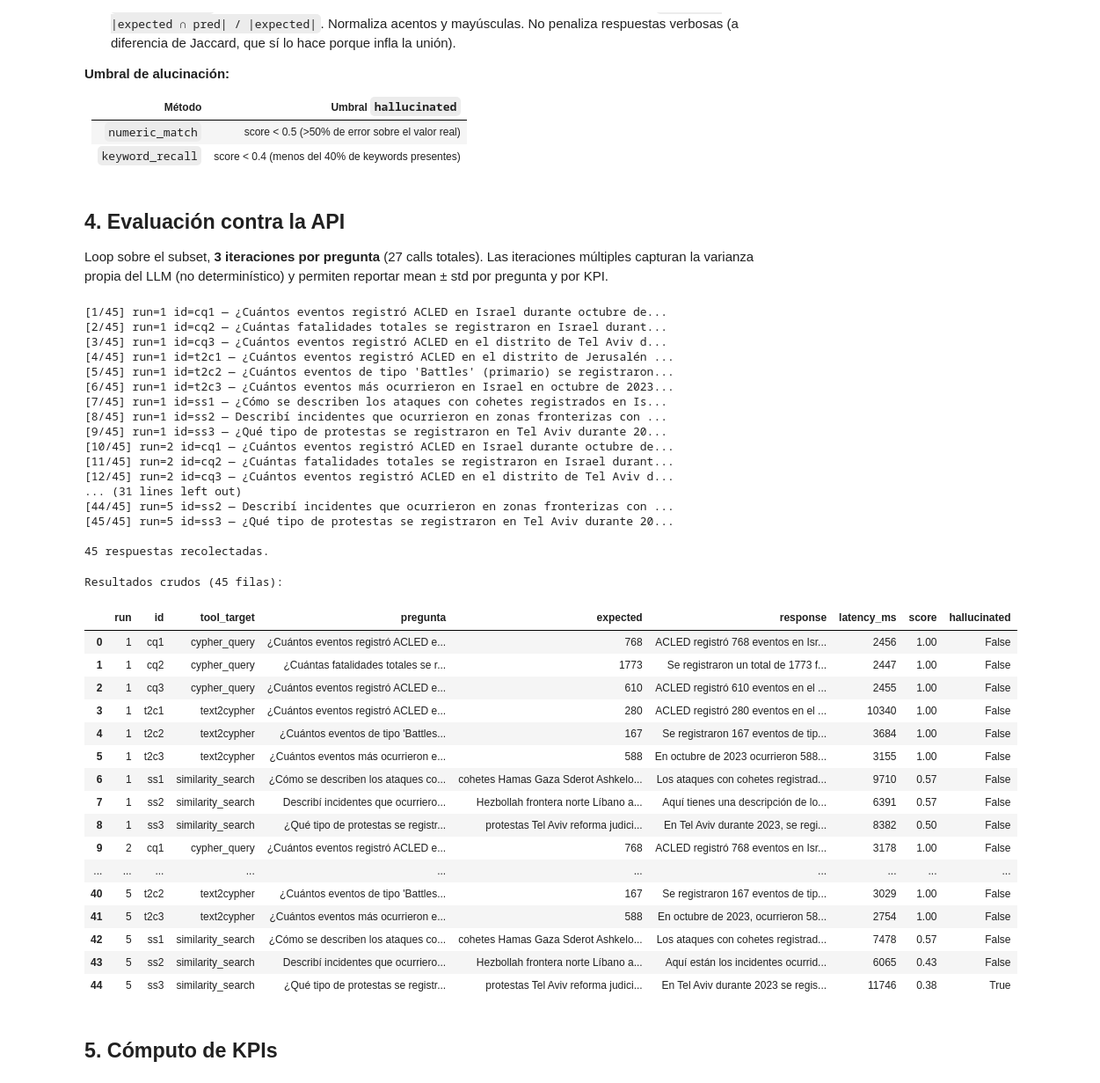
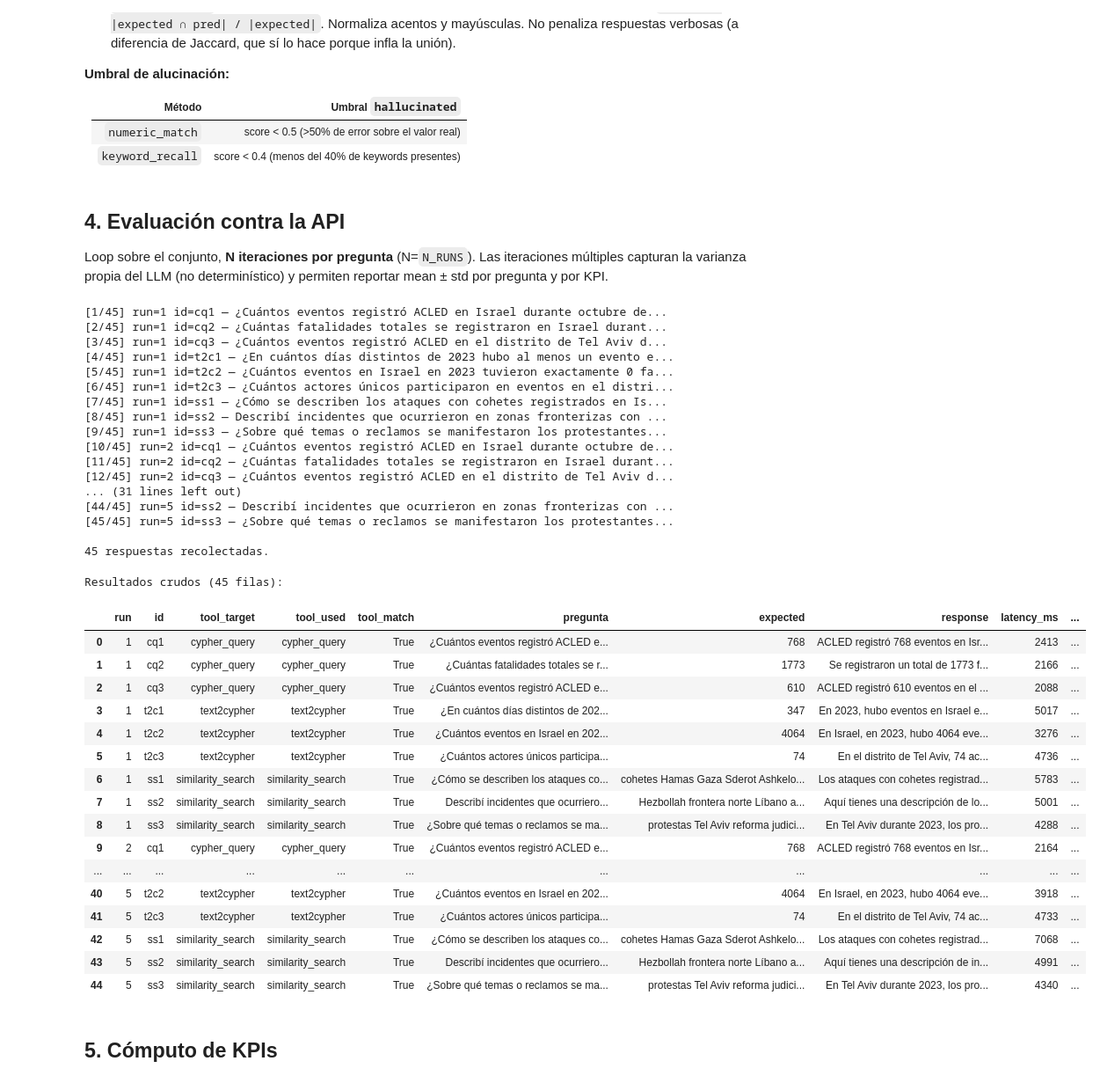
Before and after one commit to FranciscoFerrutti/Critigal-Graph-RAG, a Jupyter notebook: notebooks/04_evaluacion_kpis.ipynb, the cells around one changed output. Shown at 88% size. Cells and saved outputs as stored; diff of their text form; code cells hidden in the pictures.

Commit message:
added eval_set and cleaned gold_cypher queries to keep only the used ones.

```diff
--- a/notebooks/04_evaluacion_kpis.ipynb
+++ b/notebooks/04_evaluacion_kpis.ipynb
@@ -233,29 +190,38 @@ def score_response(pred: str, expected: str, tipo: str) -> dict:
 # %% [markdown]
 ## 4. Evaluación contra la API
 
-Loop sobre el subset, **3 iteraciones por pregunta** (27 calls totales). Las iteraciones múltiples capturan la varianza propia del LLM (no determinístico) y permiten reportar mean ± std por pregunta y por KPI.
+Loop sobre el conjunto, **N iteraciones por pregunta** (N=`N_RUNS`). Las iteraciones múltiples capturan la varianza propia del LLM (no determinístico) y permiten reportar mean ± std por pregunta y por KPI.
 # %%
 N_RUNS = 5
 
-# Consultas a la API — solo recolecta response + latencia, sin scoring.
+# Consultas a la API — recolecta response + latencia + tool usado, sin scoring.
 api_results = []
-total = len(SUBSET) * N_RUNS
+total = len(EVAL_SET) * N_RUNS
 i = 0
 for run in range(1, N_RUNS + 1):
-    for item in SUBSET:
+    for item in EVAL_SET:
         i += 1
         print(f"[{i}/{total}] run={run} id={item['id']} — {item['pregunta'][:60]}...")
-        response, latency_ms, error = ask(item["pregunta"])
+        result = ask(item["pregunta"])
+        # latency_ms del server (tiempo del agente). Fallback a wall-clock solo si
+        # la API no lo devolvió (típicamente porque hubo error en la request).
+        latency_ms = (
+            result["latency_ms"] if result["latency_ms"] is not None
+            else result["latency_wall_ms"]
+        )
         api_results.append({
             "run": run,
             "id": item["id"],
             "tool_target": item["tool_target"],
+            "tool_used": result["used_tool"],
+            "tool_match": result["used_tool"] == item["tool_target"],
             "tipo": item["tipo"],
             "pregunta": item["pregunta"],
             "expected": item["expected"],
-            "response": response,
+            "response": result["response"],
             "latency_ms": round(latency_ms, 1),
-            "error": error,
+            "latency_wall_ms": round(result["latency_wall_ms"], 1),
+            "error": result["error"],
         })
 
 responses_df = pd.DataFrame(api_results)
@@ -264,71 +230,73 @@ print(f"\n{len(responses_df)} respuestas recolectadas.")
 [1/45] run=1 id=cq1 — ¿Cuántos eventos registró ACLED en Israel durante octubre de...
 [2/45] run=1 id=cq2 — ¿Cuántas fatalidades totales se registraron en Israel durant...
 [3/45] run=1 id=cq3 — ¿Cuántos eventos registró ACLED en el distrito de Tel Aviv d...
-[4/45] run=1 id=t2c1 — ¿Cuántos eventos registró ACLED en el distrito de Jerusalén ...
-[5/45] run=1 id=t2c2 — ¿Cuántos eventos de tipo 'Battles' (primario) se registraron...
-[6/45] run=1 id=t2c3 — ¿Cuántos eventos más ocurrieron en Israel en octubre de 2023...
+[4/45] run=1 id=t2c1 — ¿En cuántos días distintos de 2023 hubo al menos un evento e...
+[5/45] run=1 id=t2c2 — ¿Cuántos eventos en Israel en 2023 tuvieron exactamente 0 fa...
+[6/45] run=1 id=t2c3 — ¿Cuántos actores únicos participaron en eventos en el distri...
 [7/45] run=1 id=ss1 — ¿Cómo se describen los ataques con cohetes registrados en Is...
 [8/45] run=1 id=ss2 — Describí incidentes que ocurrieron en zonas fronterizas con ...
-[9/45] run=1 id=ss3 — ¿Qué tipo de protestas se registraron en Tel Aviv durante 20...
+[9/45] run=1 id=ss3 — ¿Sobre qué temas o reclamos se manifestaron los protestantes...
 [10/45] run=2 id=cq1 — ¿Cuántos eventos registró ACLED en Israel durante octubre de...
 [11/45] run=2 id=cq2 — ¿Cuántas fatalidades totales se registraron en Israel durant...
 [12/45] run=2 id=cq3 — ¿Cuántos eventos registró ACLED en el distrito de Tel Aviv d...
 ... (31 lines left out)
 [44/45] run=5 id=ss2 — Describí incidentes que ocurrieron en zonas fronterizas con ...
-[45/45] run=5 id=ss3 — ¿Qué tipo de protestas se registraron en Tel Aviv durante 20...
+[45/45] run=5 id=ss3 — ¿Sobre qué temas o reclamos se manifestaron los protestantes...
 
 45 respuestas recolectadas.
 # %%
 # Cálculo de scores sobre las respuestas — se puede re-ejecutar sin volver a llamar a la API.
 scored = []
 for r in responses_df.to_dict("records"):
     s = score_response(r["response"], r["expected"], r["tipo"])
     scored.append({
         **r,
         "score": s["score"],
         "score_method": s["method"],
         "hallucinated": s["hallucinated"],
         "best_num": s["best_num"],
     })
 
 raw_df = pd.DataFrame(scored)
 
-# Agregado por pregunta — mean/std a través de las 3 corridas
+# Agregado por pregunta — mean/std a través de las corridas
 agg_df = raw_df.groupby(["id", "tool_target", "tipo"], as_index=False).agg(
     score_mean=("score", "mean"),
     score_std=("score", "std"),
     latency_mean_ms=("latency_ms", "mean"),
     latency_std_ms=("latency_ms", "std"),
     hallucination_rate=("hallucinated", "mean"),
+    tool_match_rate=("tool_match", "mean"),
     n_runs=("score", "count"),
 )
 
 # Tabla cruda: pregunta + esperado vs obtenido + latencia + score por iteración
 print(f"Resultados crudos ({len(raw_df)} filas):")
-raw_show = raw_df[["run", "id", "tool_target", "pregunta", "expected", "response",
+raw_show = raw_df[["run", "id", "tool_target", "tool_used", "tool_match",
+                   "pregunta", "expected", "response",
                    "latency_ms", "score", "hallucinated"]].copy()
 raw_show["pregunta"] = raw_show["pregunta"].str.slice(0, 80) + "…"
-raw_show["response"] = raw_show["response"].fillna("").str.slice(0, 150)
+raw_show["response"] = raw_show["response"].fillna("").str.slice(0, 300)
 display(raw_show.style.format({"score": "{:.2f}", "latency_ms": "{:.0f}"}))
 # %% [output]
 Resultados crudos (45 filas):
-|  | run | id | tool_target | pregunta | expected | response | latency_ms | score | hallucinated |
-| 0 | 1 | cq1 | cypher_query | ¿Cuántos eventos registró ACLED e... | 768 | ACLED registró 768 eventos en Isr... | 2456 | 1.00 | False |
-| 1 | 1 | cq2 | cypher_query | ¿Cuántas fatalidades totales se r... | 1773 | Se registraron un total de 1773 f... | 2447 | 1.00 | False |
-| 2 | 1 | cq3 | cypher_query | ¿Cuántos eventos registró ACLED e... | 610 | ACLED registró 610 eventos en el ... | 2455 | 1.00 | False |
-| 3 | 1 | t2c1 | text2cypher | ¿Cuántos eventos registró ACLED e... | 280 | ACLED registró 280 eventos en el ... | 10340 | 1.00 | False |
-| 4 | 1 | t2c2 | text2cypher | ¿Cuántos eventos de tipo 'Battles... | 167 | Se registraron 167 eventos de tip... | 3684 | 1.00 | False |
-| 5 | 1 | t2c3 | text2cypher | ¿Cuántos eventos más ocurrieron e... | 588 | En octubre de 2023 ocurrieron 588... | 3155 | 1.00 | False |
-| 6 | 1 | ss1 | similarity_search | ¿Cómo se describen los ataques co... | cohetes Hamas Gaza Sderot Ashkelo... | Los ataques con cohetes registrad... | 9710 | 0.57 | False |
-| 7 | 1 | ss2 | similarity_search | Describí incidentes que ocurriero... | Hezbollah frontera norte Líbano a... | Aquí tienes una descripción de lo... | 6391 | 0.57 | False |
-| 8 | 1 | ss3 | similarity_search | ¿Qué tipo de protestas se registr... | protestas Tel Aviv reforma judici... | En Tel Aviv durante 2023, se regi... | 8382 | 0.50 | False |
-| 9 | 2 | cq1 | cypher_query | ¿Cuántos eventos registró ACLED e... | 768 | ACLED registró 768 eventos en Isr... | 3178 | 1.00 | False |
-| ... | ... | ... | ... | ... | ... | ... | ... | ... | ... |
-| 40 | 5 | t2c2 | text2cypher | ¿Cuántos eventos de tipo 'Battles... | 167 | Se registraron 167 eventos de tip... | 3029 | 1.00 | False |
-| 41 | 5 | t2c3 | text2cypher | ¿Cuántos eventos más ocurrieron e... | 588 | En octubre de 2023, ocurrieron 58... | 2754 | 1.00 | False |
-| 42 | 5 | ss1 | similarity_search | ¿Cómo se describen los ataques co... | cohetes Hamas Gaza Sderot Ashkelo... | Los ataques con cohetes registrad... | 7478 | 0.57 | False |
-| 43 | 5 | ss2 | similarity_search | Describí incidentes que ocurriero... | Hezbollah frontera norte Líbano a... | Aquí están los incidentes ocurrid... | 6065 | 0.43 | False |
-| 44 | 5 | ss3 | similarity_search | ¿Qué tipo de protestas se registr... | protestas Tel Aviv reforma judici... | En Tel Aviv durante 2023 se regis... | 11746 | 0.38 | True |
+|  | run | id | tool_target | tool_used | tool_match | pregunta | expected | response | latency_ms | ... |
+| 0 | 1 | cq1 | cypher_query | cypher_query | True | ¿Cuántos eventos registró ACLED e... | 768 | ACLED registró 768 eventos en Isr... | 2413 | ... |
+| 1 | 1 | cq2 | cypher_query | cypher_query | True | ¿Cuántas fatalidades totales se r... | 1773 | Se registraron un total de 1773 f... | 2166 | ... |
+| 2 | 1 | cq3 | cypher_query | cypher_query | True | ¿Cuántos eventos registró ACLED e... | 610 | ACLED registró 610 eventos en el ... | 2088 | ... |
+| 3 | 1 | t2c1 | text2cypher | text2cypher | True | ¿En cuántos días distintos de 202... | 347 | En 2023, hubo eventos en Israel e... | 5017 | ... |
+| 4 | 1 | t2c2 | text2cypher | text2cypher | True | ¿Cuántos eventos en Israel en 202... | 4064 | En Israel, en 2023, hubo 4064 eve... | 3276 | ... |
+| 5 | 1 | t2c3 | text2cypher | text2cypher | True | ¿Cuántos actores únicos participa... | 74 | En el distrito de Tel Aviv, 74 ac... | 4736 | ... |
+| 6 | 1 | ss1 | similarity_search | similarity_search | True | ¿Cómo se describen los ataques co... | cohetes Hamas Gaza Sderot Ashkelo... | Los ataques con cohetes registrad... | 5783 | ... |
+| 7 | 1 | ss2 | similarity_search | similarity_search | True | Describí incidentes que ocurriero... | Hezbollah frontera norte Líbano a... | Aquí tienes una descripción de lo... | 5001 | ... |
+| 8 | 1 | ss3 | similarity_search | similarity_search | True | ¿Sobre qué temas o reclamos se ma... | protestas Tel Aviv reforma judici... | En Tel Aviv durante 2023, los pro... | 4288 | ... |
+| 9 | 2 | cq1 | cypher_query | cypher_query | True | ¿Cuántos eventos registró ACLED e... | 768 | ACLED registró 768 eventos en Isr... | 2164 | ... |
+| ... | ... | ... | ... | ... | ... | ... | ... | ... | ... | ... |
+| 40 | 5 | t2c2 | text2cypher | text2cypher | True | ¿Cuántos eventos en Israel en 202... | 4064 | En Israel, en 2023, hubo 4064 eve... | 3918 | ... |
+| 41 | 5 | t2c3 | text2cypher | text2cypher | True | ¿Cuántos actores únicos participa... | 74 | En el distrito de Tel Aviv, 74 ac... | 4733 | ... |
+| 42 | 5 | ss1 | similarity_search | similarity_search | True | ¿Cómo se describen los ataques co... | cohetes Hamas Gaza Sderot Ashkelo... | Los ataques con cohetes registrad... | 7068 | ... |
+| 43 | 5 | ss2 | similarity_search | similarity_search | True | Describí incidentes que ocurriero... | Hezbollah frontera norte Líbano a... | Aquí tienes una descripción de in... | 4991 | ... |
+| 44 | 5 | ss3 | similarity_search | similarity_search | True | ¿Sobre qué temas o reclamos se ma... | protestas Tel Aviv reforma judici... | En Tel Aviv durante 2023, los pro... | 4340 | ... |
 # %% [markdown]
 ## 5. Cómputo de KPIs
 # %%
```
Also changed, not shown: parts of 8 cells of this notebook, 9 other files.
